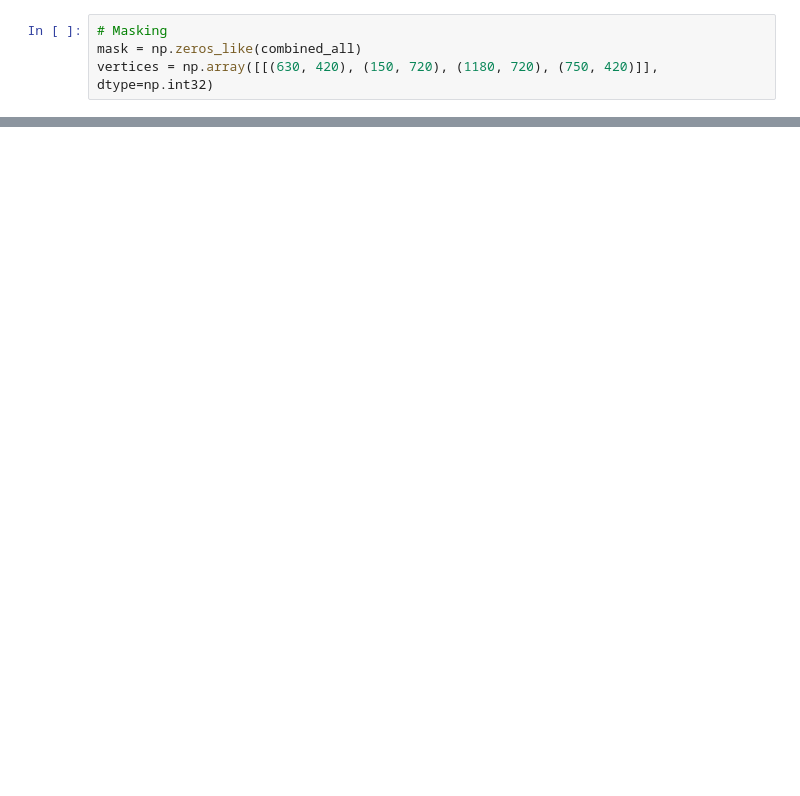
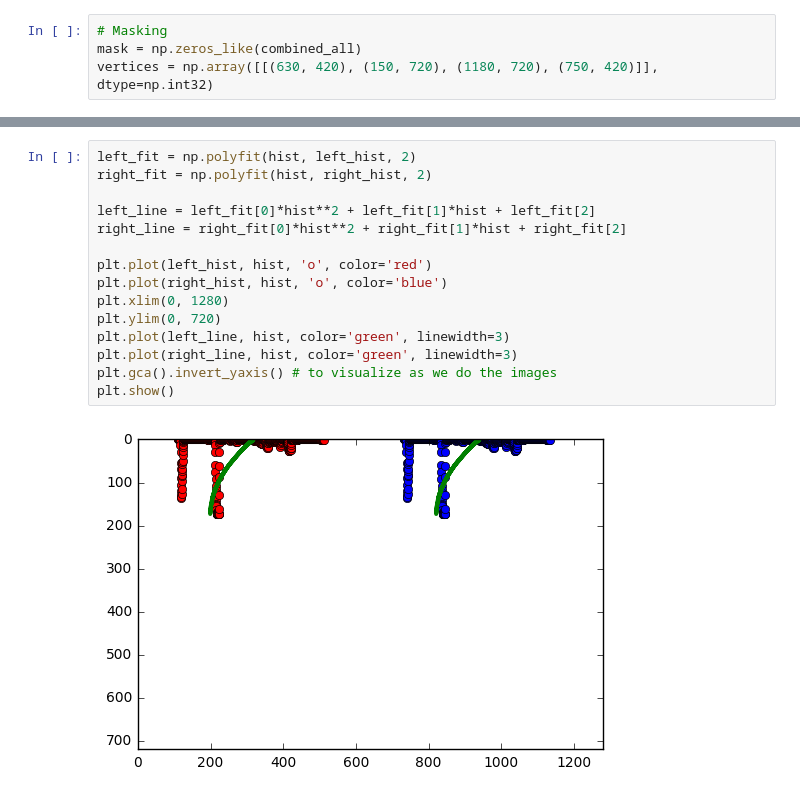
Before and after one commit to alpernkanli/CarND-Advanced-Lane-Lines, a Jupyter notebook: Explore-2.ipynb, the cells around one changed output, grey strips where cells are left out. Saved outputs shown, nothing was run; the diff lists cells and outputs as text; blank space fills up the shorter version.

```diff
--- a/Explore-2.ipynb
+++ b/Explore-2.ipynb
@@ -155,0 +190,17 @@ plt.imshow(warped, cmap='gray')
+# %%
+left_fit = np.polyfit(hist, left_hist, 2)
+right_fit = np.polyfit(hist, right_hist, 2)
+
+left_line = left_fit[0]*hist**2 + left_fit[1]*hist + left_fit[2]
+right_line = right_fit[0]*hist**2 + right_fit[1]*hist + right_fit[2]
+
+plt.plot(left_hist, hist, 'o', color='red')
+plt.plot(right_hist, hist, 'o', color='blue')
+plt.xlim(0, 1280)
+plt.ylim(0, 720)
+plt.plot(left_line, hist, color='green', linewidth=3)
+plt.plot(right_line, hist, color='green', linewidth=3)
+plt.gca().invert_yaxis() # to visualize as we do the images
+plt.show()
+# %% [output]
+[figure, added]
```
Also changed, not shown: parts of 8 cells of this notebook.
